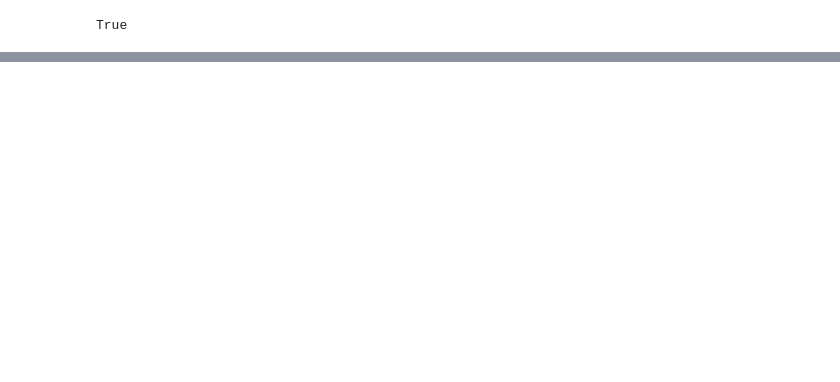
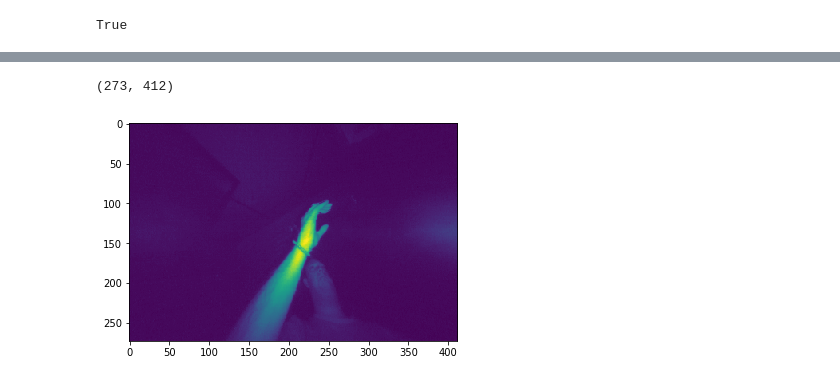
Before and after one commit to Rahulo5/GesturePredictionML, a Jupyter notebook: myfirst.ipynb, the cells around one changed output, grey strips where cells are left out. Saved outputs shown, nothing was run; the diff lists cells and outputs as text; code cells hidden in the pictures; blank space fills up the shorter version.

```diff
--- a/myfirst.ipynb
+++ b/myfirst.ipynb
@@ -55,3 +55,10 @@ plt.show()
+# %%
+
+imgplot=plt.imshow(gi)
+gi.shape
+# %% [output]
+(273, 412)
+[figure, added]
 # %%
 import cv2
 import numpy as np
```
Also changed, not shown: parts of 8 cells of this notebook.
